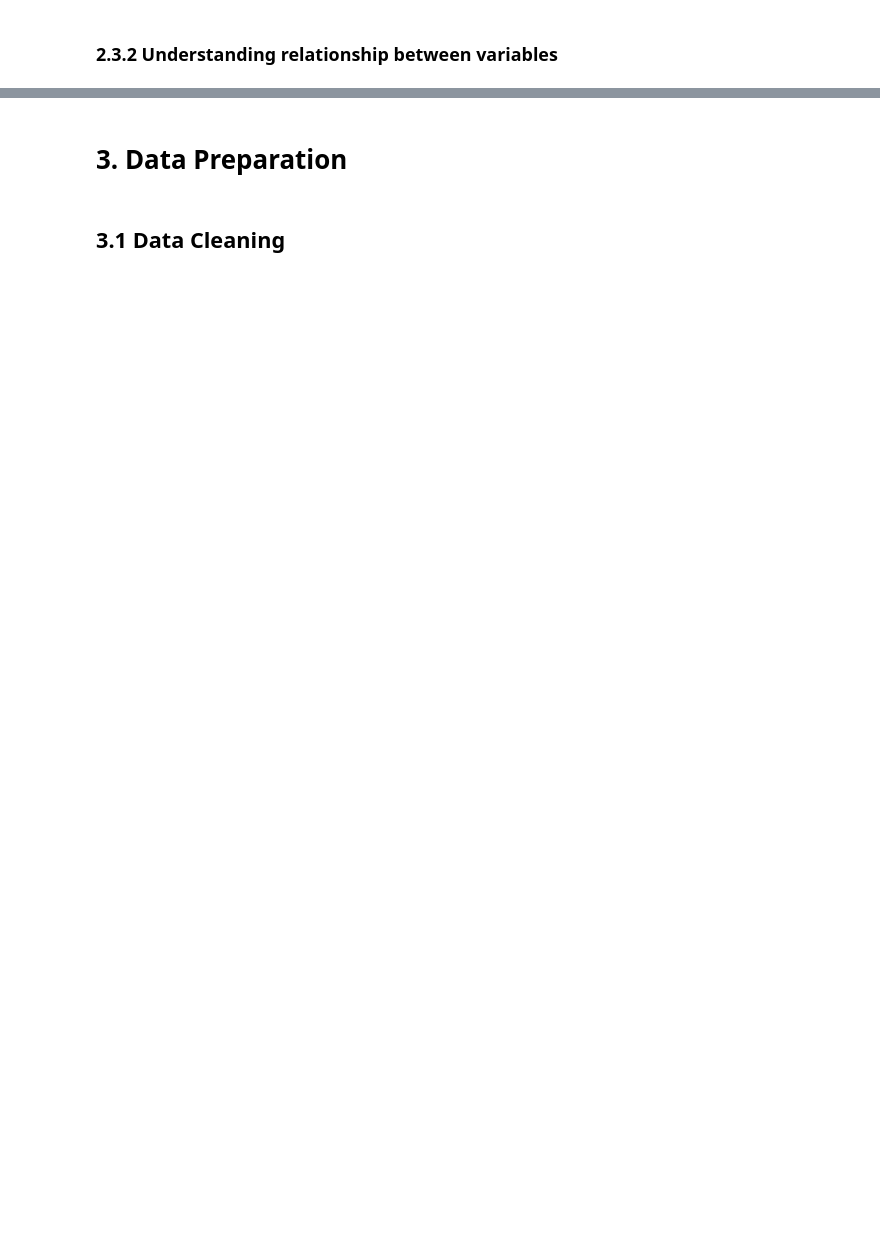
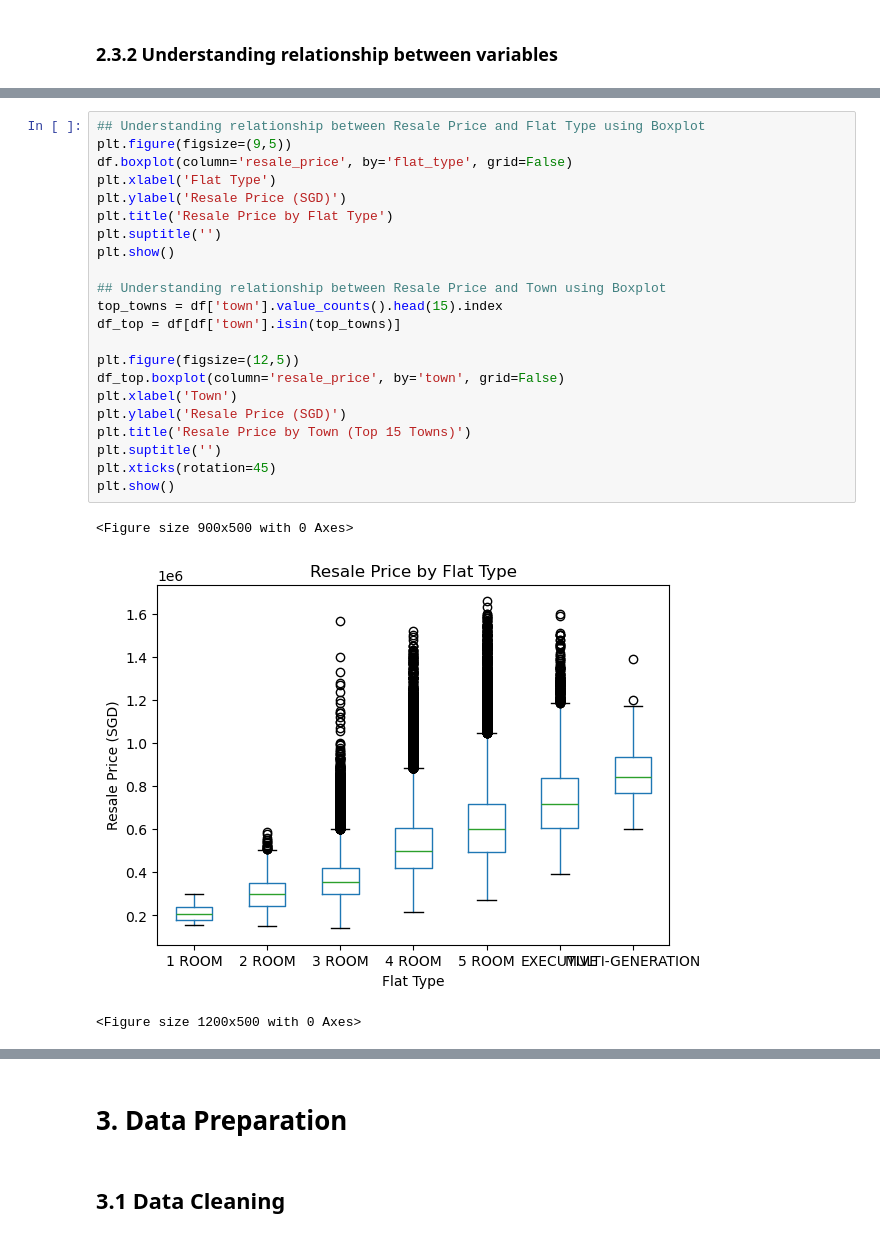
Before and after one commit to hsk-victor/Project, a Jupyter notebook: MLDP Program Codes Submission Template.ipynb, the cells around one changed output, grey strips where cells are left out. Cells and saved outputs as stored; diff of their text form; blank space fills up the shorter version.

```diff
--- a/MLDP Program Codes Submission Template.ipynb
+++ b/MLDP Program Codes Submission Template.ipynb
@@ -212,0 +395,26 @@ plt.show()
+# %%
+## Understanding relationship between Resale Price and Flat Type using Boxplot
+plt.figure(figsize=(9,5))
+df.boxplot(column='resale_price', by='flat_type', grid=False)
+plt.xlabel('Flat Type')
+plt.ylabel('Resale Price (SGD)')
+plt.title('Resale Price by Flat Type')
+plt.suptitle('')
+plt.show()
+
+## Understanding relationship between Resale Price and Town using Boxplot
+top_towns = df['town'].value_counts().head(15).index
+df_top = df[df['town'].isin(top_towns)]
+
+plt.figure(figsize=(12,5))
+df_top.boxplot(column='resale_price', by='town', grid=False)
+plt.xlabel('Town')
+plt.ylabel('Resale Price (SGD)')
+plt.title('Resale Price by Town (Top 15 Towns)')
+plt.suptitle('')
+plt.xticks(rotation=45)
+plt.show()
+# %% [output]
+<Figure size 900x500 with 0 Axes>
+[figure, added]
+<Figure size 1200x500 with 0 Axes>
```
Also changed, not shown: parts of 23 cells of this notebook, 2 other files.
